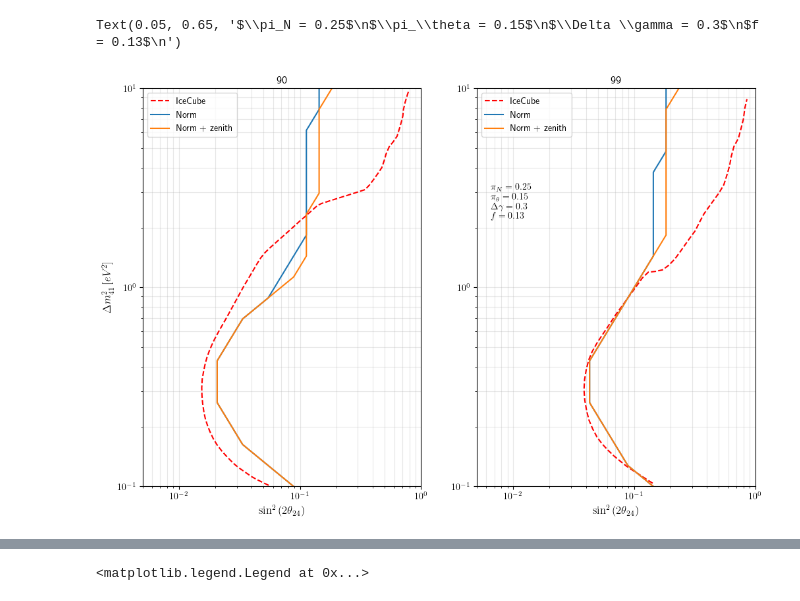
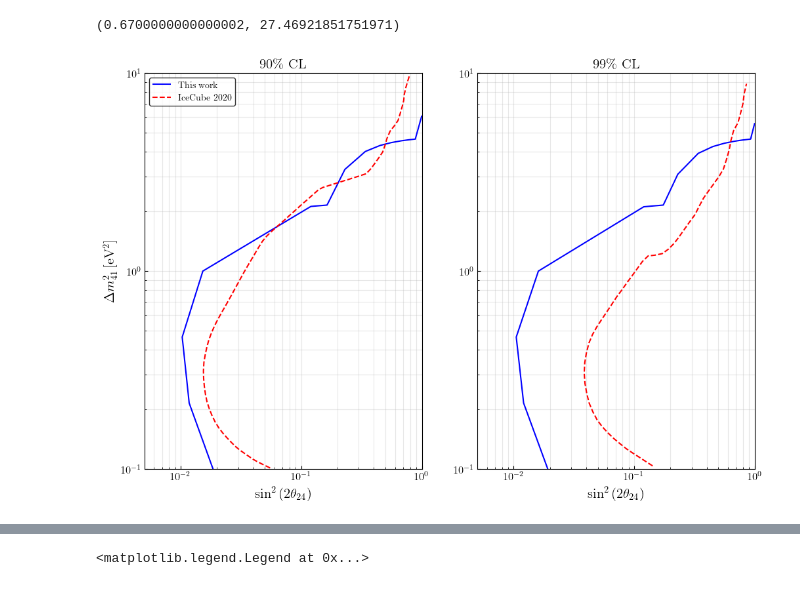
Before and after one commit to Sjoeborg/thesis, a Jupyter notebook: notebooks/event_processing.ipynb, the cells around one changed output, grey strips where cells are left out. Saved outputs shown, nothing was run; the diff lists cells and outputs as text; code cells hidden in the pictures.

```diff
--- a/notebooks/event_processing.ipynb
+++ b/notebooks/event_processing.ipynb
@@ -223,6 +84,9 @@ print(s24_range)
 # %%
-H1_events_list = pickle.load(open(f'./pre_computed/H1_N{N}_{len(dm41_range)}x{len(s24_range)}.p','rb'))
-H0_events = pickle.load(open(f'./pre_computed/H0_N{N}.p','rb'))
+H1_events_list = pickle.load(open(f'./pre_computed/H1_IC_N{N}_{len(dm41_range)}x{len(s24_range)}.p','rb'))
+H0_events = pickle.load(open(f'./pre_computed/H0_IC_N{N}_new.p','rb'))
+# %%
+H1_events_list = np.array(H1_events_list).reshape(100,13,20)
+H0_events = H0_events[0,:,:]
 # %%
 gamma = 0.3
 delta_T = 0#(np.sum(sim_events(alpha=alpha,npoints=N,params=param_list[0], null=True, multi=False, spectral_shift=[True, np.median(Ereco), gamma])) - np.sum(H0_events))/np.sum(H0_events)
@@ -285,0 +158,4 @@ for x in [[1.],[1.,0.]]:
+# %%
+np.sin(2*best_fit_params['theta_24'])**2, best_fit_params['theta_24']*180/np.pi
+# %% [output]
+(0.6700000000000002, 27.46921851751971)
@@ -286,41 +171,42 @@ for x in [[1.],[1.,0.]]:
 # %%
 fig,ax = plt.subplots(1,2,figsize=(12,8))
 
-#ax[0].plot(giunti_contour_cl90.s24, giunti_contour_cl90.dm41, label='Giunti et al. (90% CL)',c='b')
-ax[0].plot(IC_contour_cl90.s24, IC_contour_cl90.dm41, label='IceCube',c='red',ls='--')
-ax[0].plot(s24_range[s24_cl90_index_list[0]], dm41_range[dm41_cl90_index_list[0]], label='Norm')
-ax[0].plot(s24_range[s24_cl90_index_list[1]], dm41_range[dm41_cl90_index_list[1]], label='Norm + zenith')
-#ax[0].plot(s24_range[s24_cl90_index_list[2]], dm41_range[dm41_cl90_index_list[2]], label='Norm + zenith + tilt')
+#ax[0].plot(giunti_contour_cl90.s24, giunti_contour_cl90.dm41, label=r'Giunti et al.')
+a = ax[0].plot(IC_contour_cl90.s24, IC_contour_cl90.dm41, label='IceCube',c='red',ls='--')
+#ax[0].plot(s24_range[s24_cl90_index_list], dm41_range[dm41_cl90_index_list[0]], label='Norm')
+cnt = ax[0].contour(s24_range, np.flip(dm41_range), deltachi_reshaped, levels=[chi2.cdf(0.9,2)], colors=['blue'])
+#ax[0].contour(s24_fine, np.flip(dm41_fine), z, levels=[chi2.cdf(0.9,2)])
 
-#ax[1].plot(giunti_contour_cl99.s24, giunti_contour_cl99.dm41, label='Giunti et al. (99% CL)',ls='solid',c='b')
+#ax[1].plot(giunti_contour_cl99.s24, giunti_contour_cl99.dm41, label='Giunti et al.',ls='solid')
 ax[1].plot(IC_contour_cl99.s24, IC_contour_cl99.dm41, label='IceCube',c='red',ls='--')
-ax[1].plot(s24_range[s24_cl99_index_list[0]], dm41_range[dm41_cl99_index_list[0]], label='Norm')
-ax[1].plot(s24_range[s24_cl99_index_list[1]], dm41_range[dm41_cl99_index_list[1]], label='Norm + zenith')
-#ax[1].plot(s24_range[s24_cl99_index_list[2]], dm41_range[dm41_cl99_index_list[2]], label='Norm + zenith + tilt')
+ax[1].contour(s24_range, np.flip(dm41_range), deltachi_reshaped, levels=[chi2.cdf(0.99,2)], colors=['blue'])
+#ax[1].plot(s24_range[s24_cl99_index_list[0]], dm41_range[dm41_cl99_index_list[0]], label='Norm')
+
 
 
 ax[0].set_xscale('log')
 ax[1].set_xscale('log')
 ax[0].set_yscale('log')
 ax[1].set_yscale('log')
 ax[0].set_xlim((5e-3, 1))
 ax[1].set_xlim((5e-3, 1))
 ax[0].set_ylim((1e-1,1e1))
 ax[1].set_ylim((1e-1,1e1))
-ax[0].set_xlabel('$\sin^2{(2\\theta_{24})}$', fontsize=12)
-ax[1].set_xlabel('$\sin^2{(2\\theta_{24})}$', fontsize=12)
-ax[0].set_ylabel('$\\Delta m^2_{41} \, [eV^2]$', fontsize=12)
+ax[0].set_xlabel(r'$\sin^2{(2\theta_{24})}$', fontsize=15)
+ax[1].set_xlabel(r'$\sin^2{(2\theta_{24})}$', fontsize=15)
+ax[0].set_ylabel(r'$\Delta m^2_{41} \, [\si{\eV\squared}]$', fontsize=15)
 ax[0].grid(True, which='both', alpha=0.3)
 ax[1].grid(True, which='both', alpha=0.3)
-ax[0].set_title('90% CL')
-ax[1].set_title('99% CL')
+ax[0].set_title(r'$90\%$ $\mathrm{CL}$', fontsize=15)
+ax[1].set_title(r'$99\%$ $\mathrm{CL}$', fontsize=15)
 
-ax[0].legend()
-ax[1].legend()
-plt.annotate(f'$\pi_N = {sigma_a}$\n$\pi_\\theta = {sigma_b}$\n$\Delta \gamma = {gamma}$\n$f = {f}$\n',
-        xy=(0.05, 0.65), xycoords='axes fraction')
 
-#interpolare contour mesh
+ax[0].tick_params(axis='both', direction='in', which='both', labelsize=12)
+ax[1].tick_params(axis='both', direction='in', which='both', labelsize=12)
+
+h1,_ = cnt.legend_elements()
+leg = ax[0].legend([h1[0], a[0]], ['This work', 'IceCube 2020'])
+leg.get_frame().set_edgecolor('k')
+#savethesis(fig, 's24_contour')
 # %% [output]
-Text(0.05, 0.65, '$\\pi_N = 0.25$\n$\\pi_\\theta = 0.15$\n$\\Delta \\gamma = 0.3$\n$f = 0.13$\n')
-[figure, old version]
+[figure, new version]
```
Also changed, not shown: parts of 13 cells of this notebook, 22 other files.
